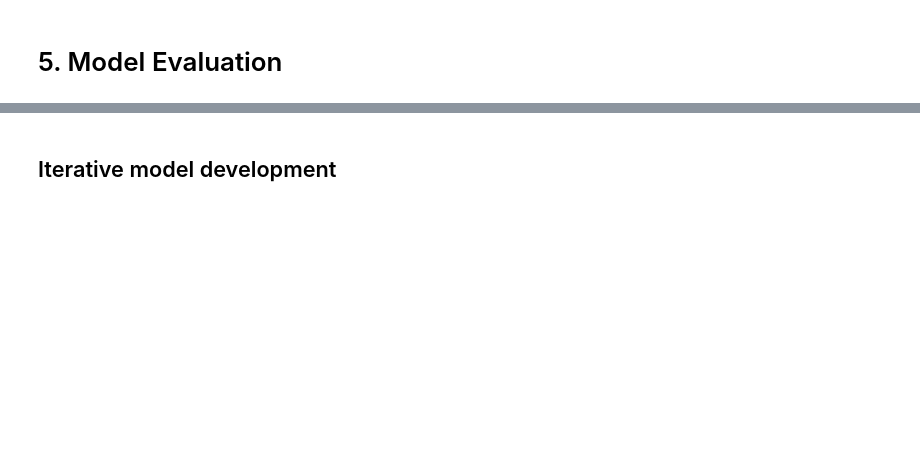
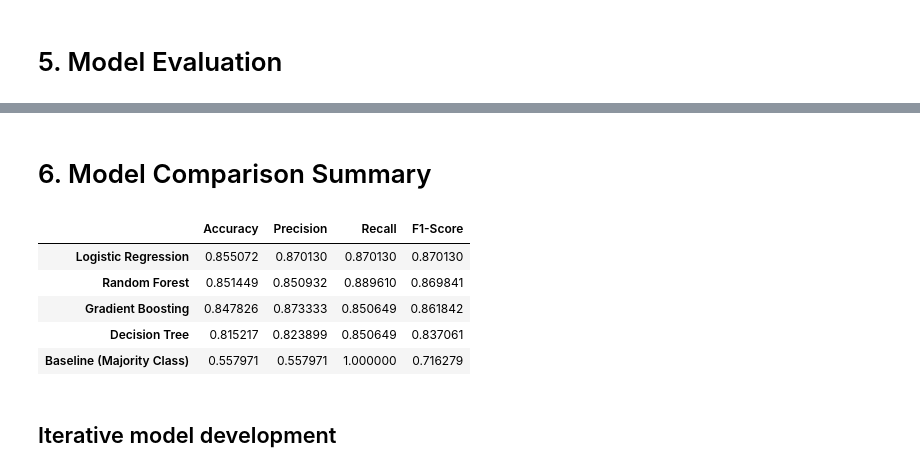
Before and after one commit to MinHeinKhant-2196/mldp_project, a Jupyter notebook: MLDP Program Codes Submission Template.ipynb, the cells around one changed output, grey strips where cells are left out. Cells and saved outputs as stored; diff of their text form; code cells hidden in the pictures; blank space fills up the shorter version.

```diff
--- a/MLDP Program Codes Submission Template.ipynb
+++ b/MLDP Program Codes Submission Template.ipynb
@@ -559,0 +593,4 @@ y_pred = logr.predict(X_test)
+# %%
+# Predict on the test set
+
+y_pred_dt = dt.predict(X_test)
@@ -559,0 +611,4 @@ y_pred = logr.predict(X_test)
+# %%
+# Predict on the test set
+
+y_pred_rf = rf.predict(X_test)
@@ -559,0 +630,4 @@ y_pred = logr.predict(X_test)
+# %%
+# Predict on the test set
+
+y_pred_gb = gb.predict(X_test)
@@ -560,2 +636,11 @@ y_pred = logr.predict(X_test)
+# %%
+# This model is just a very simple benchmark that always predicts the most common class,
+# giving a fair reference point to show real models are genuinely learning from the data.
+
+from sklearn.dummy import DummyClassifier
+
+baseline = DummyClassifier(strategy="most_frequent", random_state=2026)
+baseline.fit(X_train, y_train)
+y_pred_baseline = baseline.predict(X_test)
 # %% [markdown]
 # 5. Model Evaluation
@@ -625,3 +753,35 @@ Prediction: Heart Disease Detected
+# %% [markdown]
+# 6. Model Comparison Summary
+# %%
+from sklearn.metrics import precision_score, recall_score, f1_score
+
+models_results = {
+    "Baseline (Majority Class)": y_pred_baseline,
+    "Logistic Regression": y_pred,
+    "Decision Tree": y_pred_dt,
+    "Random Forest": y_pred_rf,
+    "Gradient Boosting": y_pred_gb,
+}
+
+comparison = pd.DataFrame({
+    name: {
+        "Accuracy": accuracy_score(y_test, preds),
+        "Precision": precision_score(y_test, preds),
+        "Recall": recall_score(y_test, preds),
+        "F1-Score": f1_score(y_test, preds),
+    }
+    for name, preds in models_results.items()
+}).T
+
+comparison = comparison.sort_values("F1-Score", ascending=False)
+comparison
+# %% [output]
+|  | Accuracy | Precision | Recall | F1-Score |
+| Logistic Regression | 0.855072 | 0.870130 | 0.870130 | 0.870130 |
+| Random Forest | 0.851449 | 0.850932 | 0.889610 | 0.869841 |
+| Gradient Boosting | 0.847826 | 0.873333 | 0.850649 | 0.861842 |
+| Decision Tree | 0.815217 | 0.823899 | 0.850649 | 0.837061 |
+| Baseline (Majority Class) | 0.557971 | 0.557971 | 1.000000 | 0.716279 |
 # %% [markdown]
 ## Iterative model development
 # %%
```
Also changed, not shown: parts of 21 cells of this notebook.
